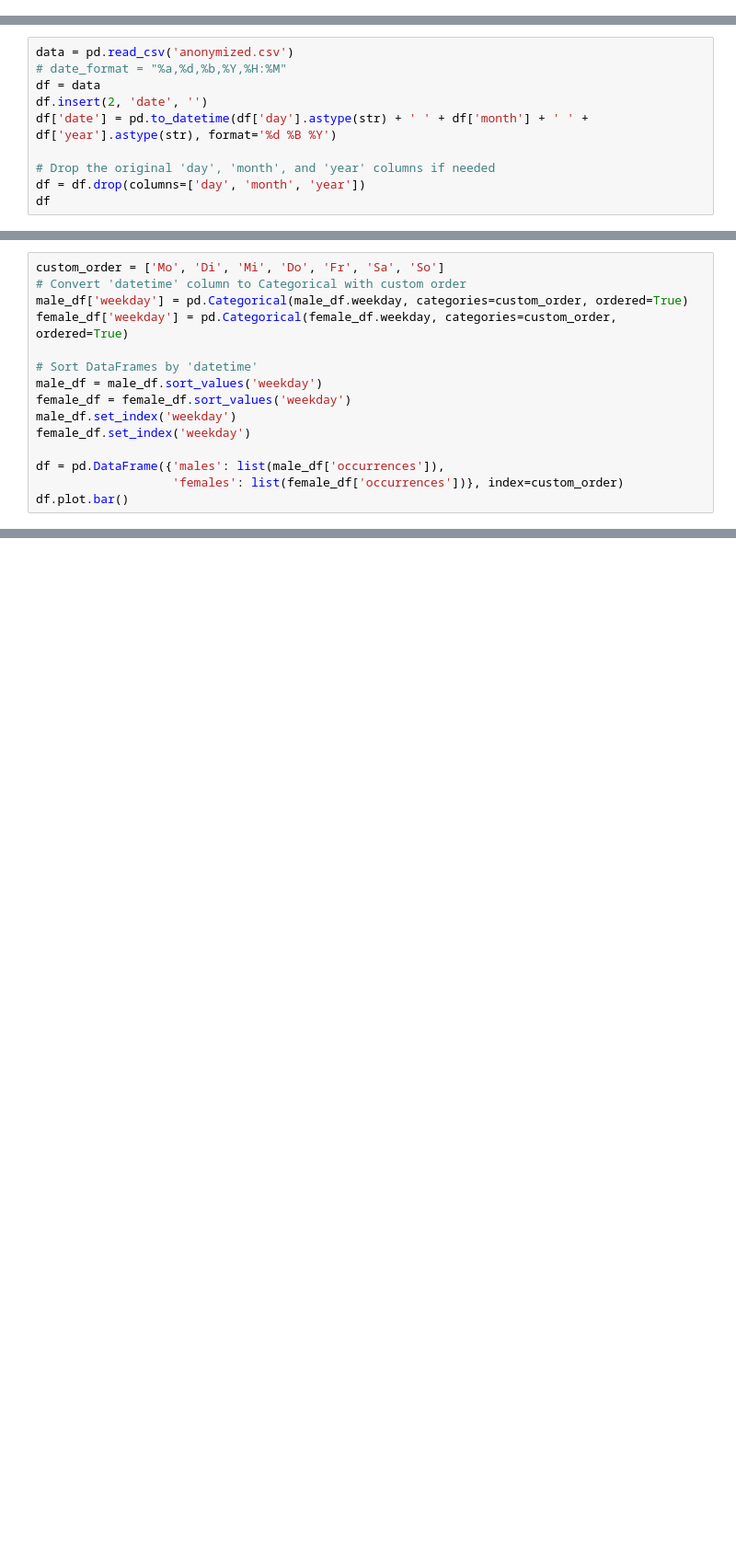
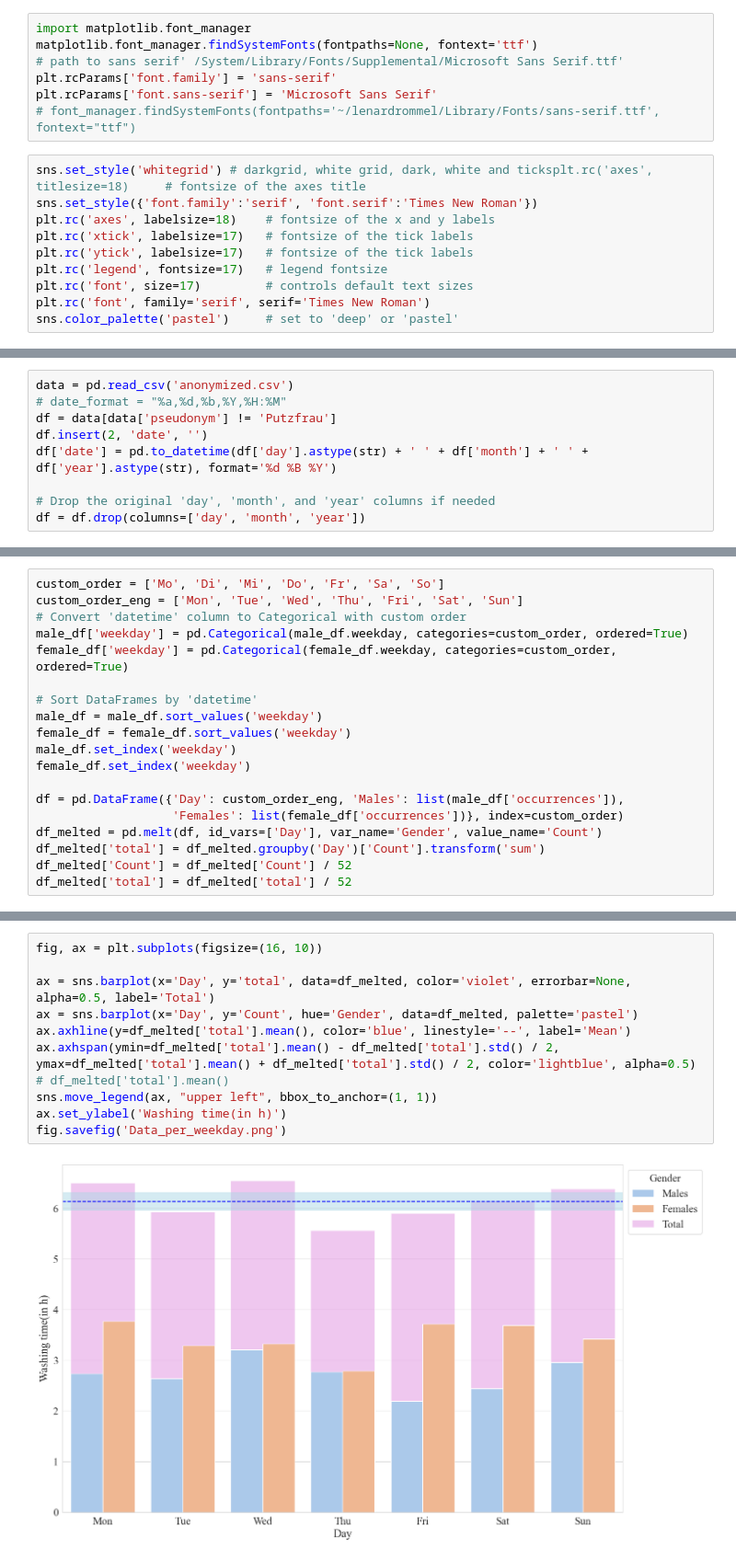
Before and after one commit to lenardrommel/washingmachine-analysis, a Jupyter notebook: src/analysis/analysis.ipynb, the cells around one changed output, grey strips where cells are left out. Shown at 92% size. Saved outputs shown, nothing was run; the diff lists cells and outputs as text; blank space fills up the shorter version.

```diff
--- a/src/analysis/analysis.ipynb
+++ b/src/analysis/analysis.ipynb
@@ -5,0 +19,17 @@ import datetime
+# %%
+import matplotlib.font_manager
+matplotlib.font_manager.findSystemFonts(fontpaths=None, fontext='ttf')
+# path to sans serif' /System/Library/Fonts/Supplemental/Microsoft Sans Serif.ttf'
+plt.rcParams['font.family'] = 'sans-serif'
+plt.rcParams['font.sans-serif'] = 'Microsoft Sans Serif'
+# font_manager.findSystemFonts(fontpaths='~/lenardrommel/Library/Fonts/sans-serif.ttf', fontext="ttf")
+# %%
+sns.set_style('whitegrid') # darkgrid, white grid, dark, white and ticksplt.rc('axes', titlesize=18)     # fontsize of the axes title
+sns.set_style({'font.family':'serif', 'font.serif':'Times New Roman'})
+plt.rc('axes', labelsize=18)    # fontsize of the x and y labels
+plt.rc('xtick', labelsize=17)   # fontsize of the tick labels
+plt.rc('ytick', labelsize=17)   # fontsize of the tick labels
+plt.rc('legend', fontsize=17)   # legend fontsize
+plt.rc('font', size=17)         # controls default text sizes
+plt.rc('font', family='serif', serif='Times New Roman')
+sns.color_palette('pastel')     # set to 'deep' or 'pastel'
@@ -6,11 +47,10 @@ import datetime
 # %%
 data = pd.read_csv('anonymized.csv')
 # date_format = "%a,%d,%b,%Y,%H:%M"
-df = data
+df = data[data['pseudonym'] != 'Putzfrau']
 df.insert(2, 'date', '')
 df['date'] = pd.to_datetime(df['day'].astype(str) + ' ' + df['month'] + ' ' + df['year'].astype(str), format='%d %B %Y')
 
 # Drop the original 'day', 'month', and 'year' columns if needed
 df = df.drop(columns=['day', 'month', 'year'])
-df
 # %% [output]
@@ -44,5 +81,6 @@ male_df
 # %%
 custom_order = ['Mo', 'Di', 'Mi', 'Do', 'Fr', 'Sa', 'So']
+custom_order_eng = ['Mon', 'Tue', 'Wed', 'Thu', 'Fri', 'Sat', 'Sun']
 # Convert 'datetime' column to Categorical with custom order
 male_df['weekday'] = pd.Categorical(male_df.weekday, categories=custom_order, ordered=True)
 female_df['weekday'] = pd.Categorical(female_df.weekday, categories=custom_order, ordered=True)
@@ -53,6 +91,9 @@ female_df = female_df.sort_values('weekday')
 male_df.set_index('weekday')
 female_df.set_index('weekday')
 
-df = pd.DataFrame({'males': list(male_df['occurrences']),
-                   'females': list(female_df['occurrences'])}, index=custom_order)
-df.plot.bar()
+df = pd.DataFrame({'Day': custom_order_eng, 'Males': list(male_df['occurrences']),
+                   'Females': list(female_df['occurrences'])}, index=custom_order)
+df_melted = pd.melt(df, id_vars=['Day'], var_name='Gender', value_name='Count')
+df_melted['total'] = df_melted.groupby('Day')['Count'].transform('sum')
+df_melted['Count'] = df_melted['Count'] / 52
+df_melted['total'] = df_melted['total'] / 52
@@ -117,0 +100,13 @@ df
+# %%
+fig, ax = plt.subplots(figsize=(16, 10))
+
+ax = sns.barplot(x='Day', y='total', data=df_melted, color='violet', errorbar=None, alpha=0.5, label='Total')
+ax = sns.barplot(x='Day', y='Count', hue='Gender', data=df_melted, palette='pastel')
+ax.axhline(y=df_melted['total'].mean(), color='blue', linestyle='--', label='Mean')
+ax.axhspan(ymin=df_melted['total'].mean() - df_melted['total'].std() / 2, ymax=df_melted['total'].mean() + df_melted['total'].std() / 2, color='lightblue', alpha=0.5)
+# df_melted['total'].mean()
+sns.move_legend(ax, "upper left", bbox_to_anchor=(1, 1))
+ax.set_ylabel('Washing time(in h)')
+fig.savefig('Data_per_weekday.png')
+# %% [output]
+[figure, added]
```
Also changed, not shown: parts of 16 cells of this notebook, 9 other files.
